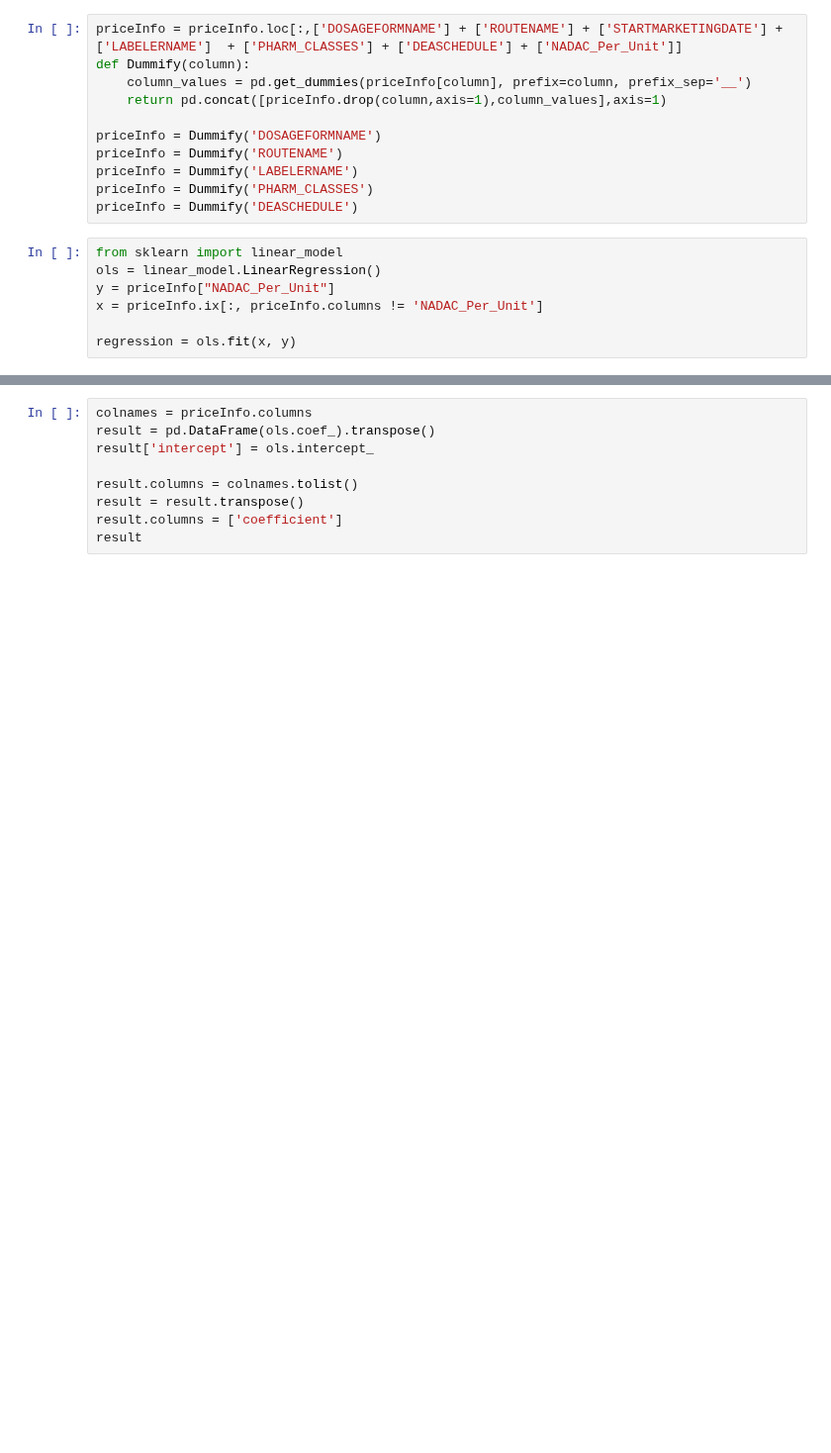
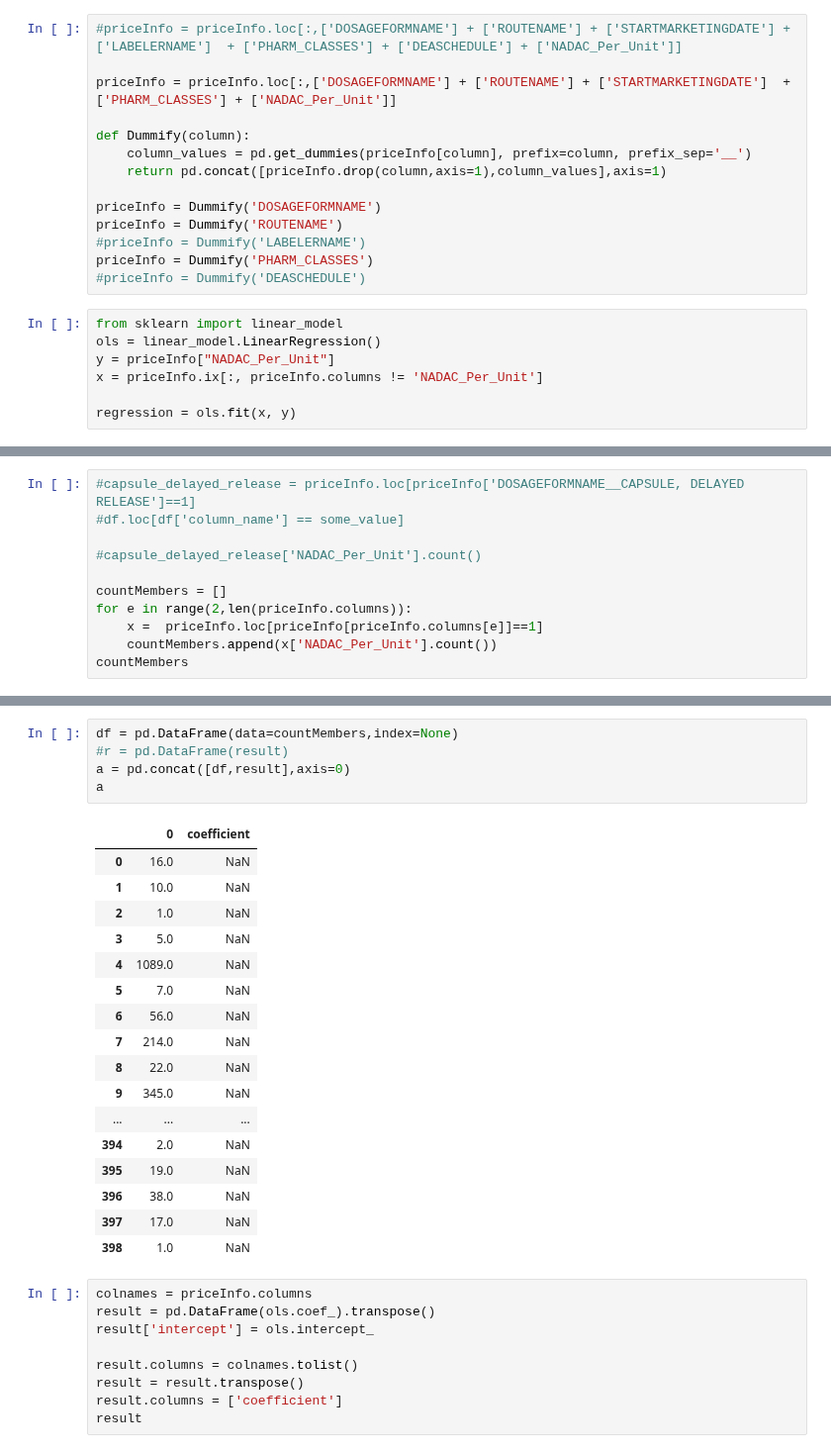
Before and after one commit to nycdatasci/bootcamp009_project, a Jupyter notebook: Project4-Capstone/Robin_Choutine_Bo/Linear Regression.ipynb, the cells around one changed output, grey strips where cells are left out. Shown at 99% size. Cells and saved outputs as stored; diff of their text form; blank space fills up the shorter version.

Commit message:
added counts to regression table

```diff
--- a/Project4-Capstone/Robin_Choutine_Bo/Linear Regression.ipynb
+++ b/Project4-Capstone/Robin_Choutine_Bo/Linear Regression.ipynb
@@ -37,14 +34,17 @@ priceInfo = pd.merge(FDA,price,right_on='NDC10',left_on='NDC10')
 # %%
-priceInfo = priceInfo.loc[:,['DOSAGEFORMNAME'] + ['ROUTENAME'] + ['STARTMARKETINGDATE'] + ['LABELERNAME']  + ['PHARM_CLASSES'] + ['DEASCHEDULE'] + ['NADAC_Per_Unit']]
+#priceInfo = priceInfo.loc[:,['DOSAGEFORMNAME'] + ['ROUTENAME'] + ['STARTMARKETINGDATE'] + ['LABELERNAME']  + ['PHARM_CLASSES'] + ['DEASCHEDULE'] + ['NADAC_Per_Unit']]
+
+priceInfo = priceInfo.loc[:,['DOSAGEFORMNAME'] + ['ROUTENAME'] + ['STARTMARKETINGDATE']  + ['PHARM_CLASSES'] + ['NADAC_Per_Unit']]
+
 def Dummify(column):
     column_values = pd.get_dummies(priceInfo[column], prefix=column, prefix_sep='__')
     return pd.concat([priceInfo.drop(column,axis=1),column_values],axis=1)
 
 priceInfo = Dummify('DOSAGEFORMNAME')
 priceInfo = Dummify('ROUTENAME')
-priceInfo = Dummify('LABELERNAME')
+#priceInfo = Dummify('LABELERNAME')
 priceInfo = Dummify('PHARM_CLASSES')
-priceInfo = Dummify('DEASCHEDULE')
+#priceInfo = Dummify('DEASCHEDULE')
 # %%
 from sklearn import linear_model
 ols = linear_model.LinearRegression()
@@ -58,0 +59,11 @@ R^2: 0.943390
+# %%
+#capsule_delayed_release = priceInfo.loc[priceInfo['DOSAGEFORMNAME__CAPSULE, DELAYED RELEASE']==1]
+#df.loc[df['column_name'] == some_value]
+
+#capsule_delayed_release['NADAC_Per_Unit'].count()
+
+countMembers = []
+for e in range(2,len(priceInfo.columns)):
+    x =  priceInfo.loc[priceInfo[priceInfo.columns[e]]==1]
+    countMembers.append(x['NADAC_Per_Unit'].count())
+countMembers
@@ -59,3 +88,26 @@ R^2: 0.943390
+# %%
+df = pd.DataFrame(data=countMembers,index=None)
+#r = pd.DataFrame(result)
+a = pd.concat([df,result],axis=0)
+a
+# %% [output]
+|  | 0 | coefficient |
+| 0 | 16.0 | NaN |
+| 1 | 10.0 | NaN |
+| 2 | 1.0 | NaN |
+| 3 | 5.0 | NaN |
+| 4 | 1089.0 | NaN |
+| 5 | 7.0 | NaN |
+| 6 | 56.0 | NaN |
+| 7 | 214.0 | NaN |
+| 8 | 22.0 | NaN |
+| 9 | 345.0 | NaN |
+| ... | ... | ... |
+| 394 | 2.0 | NaN |
+| 395 | 19.0 | NaN |
+| 396 | 38.0 | NaN |
+| 397 | 17.0 | NaN |
+| 398 | 1.0 | NaN |
 # %%
 colnames = priceInfo.columns
 result = pd.DataFrame(ols.coef_).transpose()
```
Also changed, not shown: parts of 3 cells of this notebook.
